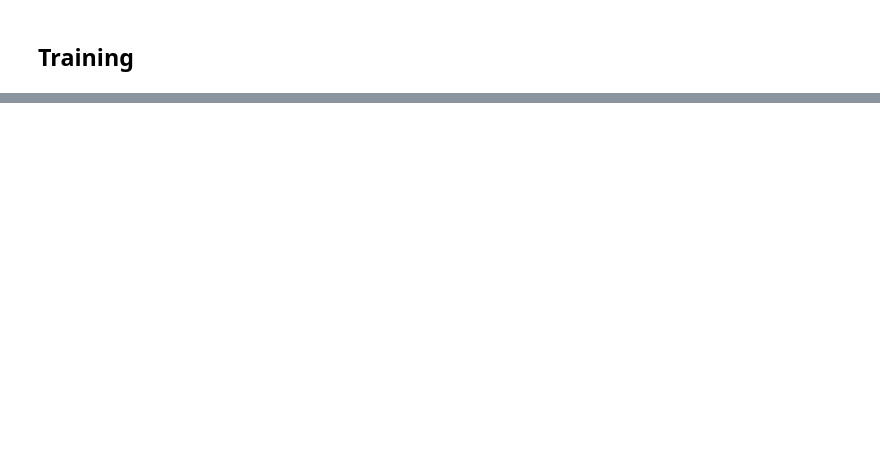
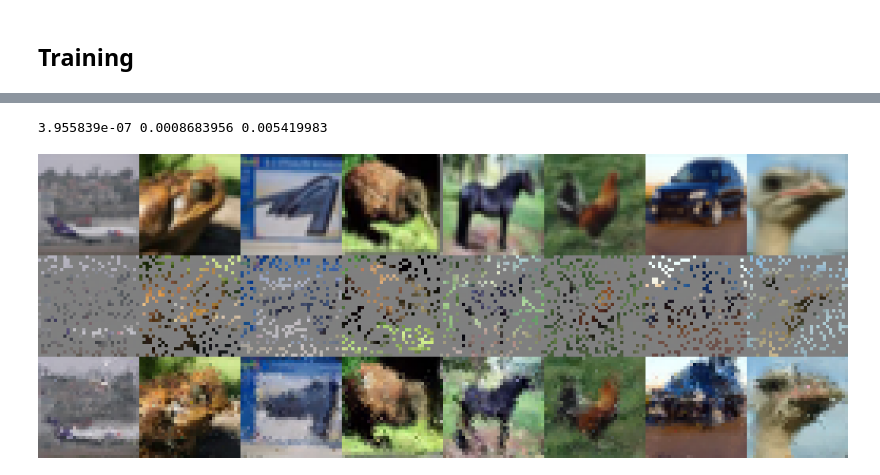
Before and after one commit to francois-rozet/diffusion-priors, a Jupyter notebook: experiments/cifar/cifar.ipynb, the cells around one changed output, grey strips where cells are left out. Cells and saved outputs as stored; diff of their text form; code cells hidden in the pictures; blank space fills up the shorter version.

```diff
--- a/experiments/cifar/cifar.ipynb
+++ b/experiments/cifar/cifar.ipynb
@@ -123,3 +123,10 @@ show(jnp.stack((x, y, x_bis)))
+# %%
+model = train(model, model)
+x_bis = sample(model, A, y)
+show(jnp.stack((x, y, x_bis)))
+# %% [output]
+3.955839e-07 0.0008683956 0.005419983
+[figure, added]
 # %%
 sampler = Euler(model)
 x_ter = sampler(rng.normal(x.shape), steps=64)
```
Also changed, not shown: parts of 8 cells of this notebook, 5 other files.
